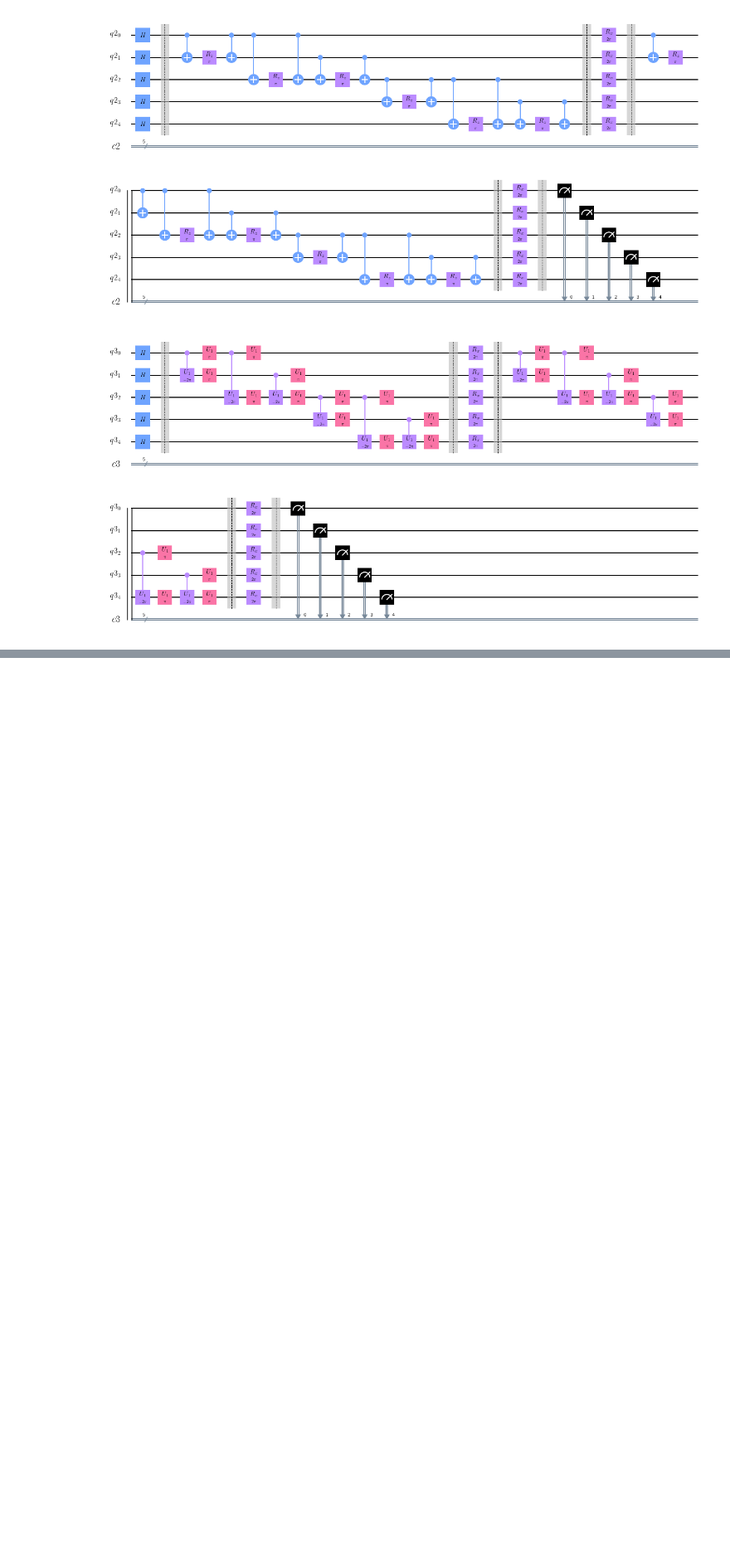
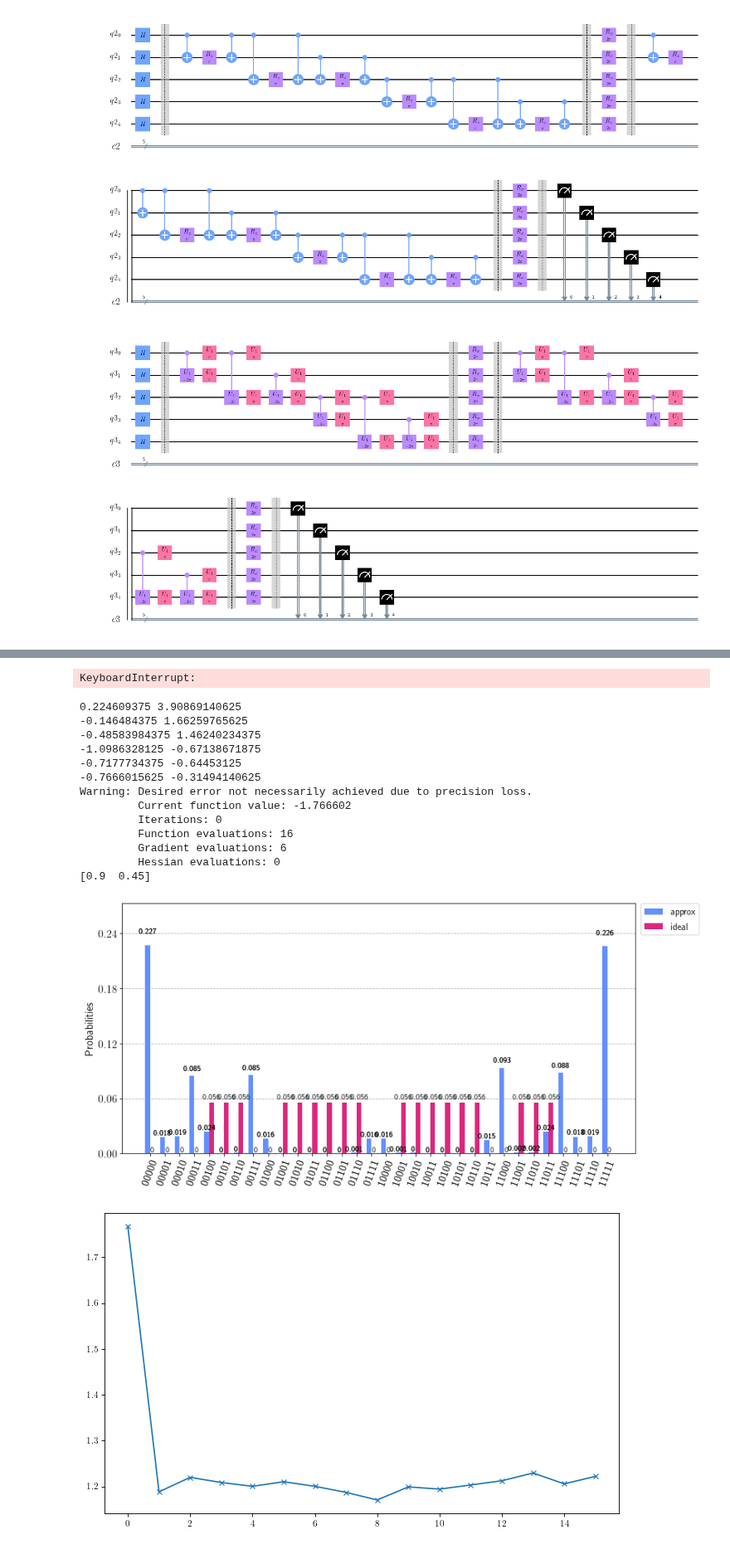
Before and after one commit to OpenQuantumComputing/optimization, a Jupyter notebook: SimpleHouse MaxCut.ipynb, the cells around one changed output, grey strips where cells are left out. Shown at 83% size. Saved outputs shown, nothing was run; the diff lists cells and outputs as text; code cells hidden in the pictures; blank space fills up the shorter version.

```diff
--- a/SimpleHouse MaxCut.ipynb
+++ b/SimpleHouse MaxCut.ipynb
@@ -106,0 +137,71 @@ def getval(x, backend, depth=1, version=1, noisemodel=None):
+# %%
+version=1
+it=0
+gamma={}
+beta={}
+values={}
+xin=(.7,0.25)
+
+bounds = [[0,np.pi/2], [0, np.pi/2]]
+x0 = np.array(xin)
+out = minimizeCompass(getval, bounds=bounds, x0=x0, deltatol=0.1, paired=False)
+
+f = pl.figure(figsize=(10, 6), dpi= 80, facecolor='w', edgecolor='k');
+pl.plot(list(values.values()),'x-')
+
+f = pl.figure(figsize=(10, 6), dpi= 80, facecolor='w', edgecolor='k');
+pl.imshow(np.array(Elandscape_v1).reshape(n,n),interpolation='bicubic',origin='lower',extent=[-np.pi/2,np.pi,-np.pi/2,np.pi])
+pl.colorbar()
+pl.xlabel(r'$\gamma$')
+pl.ylabel(r'$\beta$')
+pl.plot(list(gamma.values()),list(beta.values()),'ko-')
+pl.plot(out.x[0],out.x[1],'xr')
+pl.plot(xin[0],xin[1],'or')
+print(out.x)
+
+j = execute(createCircuit_MaxCut(out.x,G,1,version), backend_sim, shots=1024*2*2*2)
+plot_histogram(j.result().get_counts())
+# %% [output]
+KeyboardInterrupt:
+# %%
+version=1
+it=0
+gamma={}
+beta={}
+values={}
+xin=(.7,0.25)
+out=opt.minimize(getval, x0=xin, method='Newton-CG', jac=getvalJac,\
+                 #args=(backend_sim,1,version,None),\
+             options={'disp': True})
+
+f = pl.figure(figsize=(10, 6), dpi= 80, facecolor='w', edgecolor='k');
+pl.plot(list(values.values()),'x-')
+
+f = pl.figure(figsize=(10, 6), dpi= 80, facecolor='w', edgecolor='k');
+pl.imshow(np.array(Elandscape_v1).reshape(n,n),interpolation='bicubic',origin='lower',extent=[-np.pi/2,np.pi,-np.pi/2,np.pi])
+pl.colorbar()
+pl.xlabel(r'$\gamma$')
+pl.ylabel(r'$\beta$')
+pl.plot(list(gamma.values()),list(beta.values()),'ko-')
+pl.plot(out.x[0],out.x[1],'xr')
+pl.plot(xin[0],xin[1],'or')
+print(out.x)
+
+j = execute(createCircuit_MaxCut(out.x,G,1,version), backend_sim, shots=1024*2*2*2)
+plot_histogram([j.result().get_counts(),ideal_solutions_counts], figsize=(12, 6), legend=['approx','ideal'])
+# %% [output]
+0.224609375 3.90869140625
+-0.146484375 1.66259765625
+-0.48583984375 1.46240234375
+-1.0986328125 -0.67138671875
+-0.7177734375 -0.64453125
+-0.7666015625 -0.31494140625
+Warning: Desired error not necessarily achieved due to precision loss.
+         Current function value: -1.766602
+         Iterations: 0
+         Function evaluations: 16
+         Gradient evaluations: 6
+         Hessian evaluations: 0
+[0.9  0.45]
+[figure, added]
+[figure, added]
```
Also changed, not shown: parts of 10 cells of this notebook.
